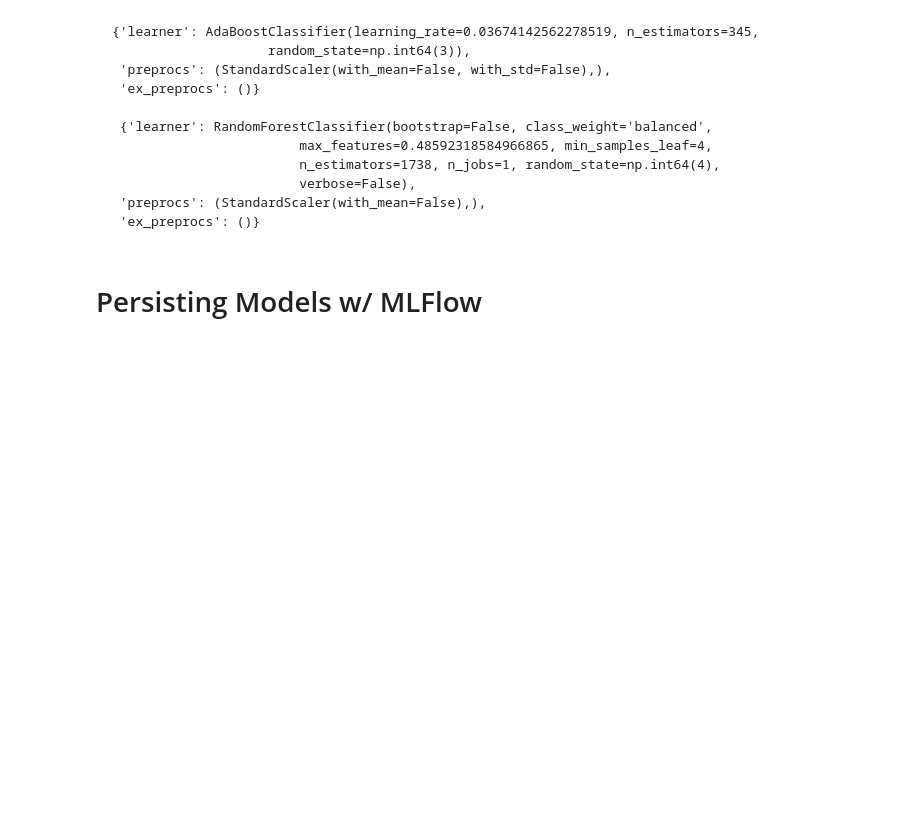
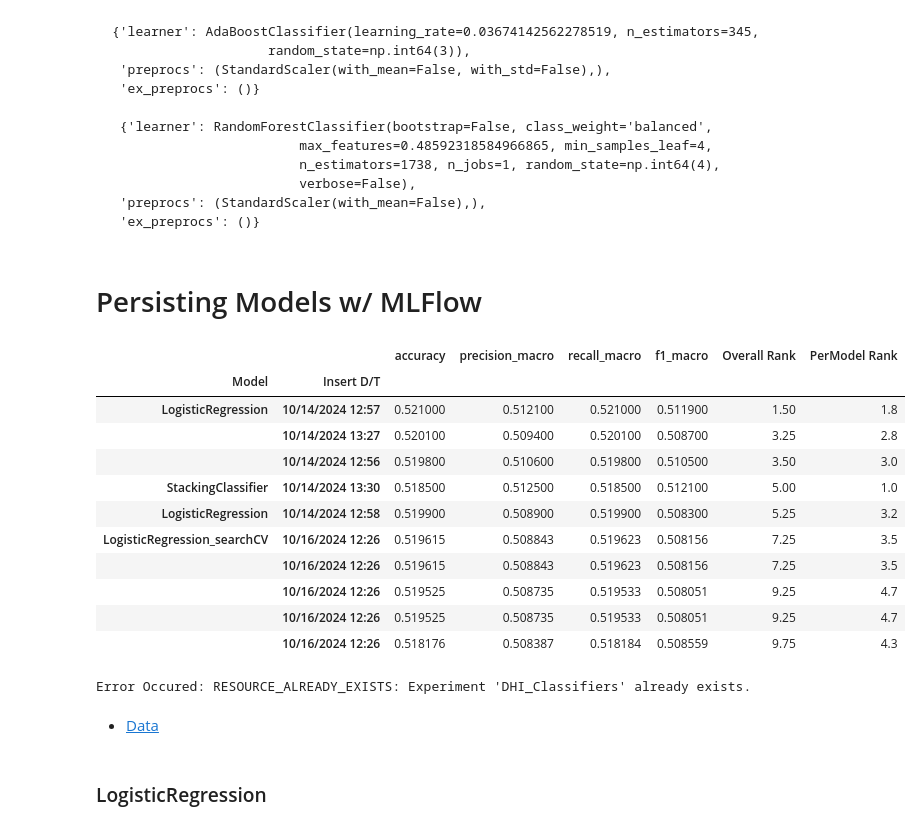
Before and after one commit to Spin8Cycle/diabHI, a Jupyter notebook: diabetes_health_indicator.ipynb, the cells around one changed output. Cells and saved outputs as stored; diff of their text form; code cells hidden in the pictures; blank space fills up the shorter version.

````diff
--- a/diabetes_health_indicator.ipynb
+++ b/diabetes_health_indicator.ipynb
@@ -1080,3 +1076,22 @@ ho_model.fit(X_train, y_train)
 ```
 # %% [markdown]
 # Persisting Models w/ MLFlow
+# %%
+from cust_utils import ModeLogger
+
+check = ModeLogger.ModeLogger('dhi_model.xlsx')
+# %%
+check.show_rank().sort_values(by=['Overall Rank'], ascending=True).head(10)
+# %% [output]
+|  |  | accuracy | precision_macro | recall_macro | f1_macro | Overall Rank | PerModel Rank |
+| Model | Insert D/T |  |  |  |  |  |  |
+| LogisticRegression | 10/14/2024 12:57 | 0.521000 | 0.512100 | 0.521000 | 0.511900 | 1.50 | 1.8 |
+|  | 10/14/2024 13:27 | 0.520100 | 0.509400 | 0.520100 | 0.508700 | 3.25 | 2.8 |
+|  | 10/14/2024 12:56 | 0.519800 | 0.510600 | 0.519800 | 0.510500 | 3.50 | 3.0 |
+| StackingClassifier | 10/14/2024 13:30 | 0.518500 | 0.512500 | 0.518500 | 0.512100 | 5.00 | 1.0 |
+| LogisticRegression | 10/14/2024 12:58 | 0.519900 | 0.508900 | 0.519900 | 0.508300 | 5.25 | 3.2 |
+| LogisticRegression_searchCV | 10/16/2024 12:26 | 0.519615 | 0.508843 | 0.519623 | 0.508156 | 7.25 | 3.5 |
+|  | 10/16/2024 12:26 | 0.519615 | 0.508843 | 0.519623 | 0.508156 | 7.25 | 3.5 |
+|  | 10/16/2024 12:26 | 0.519525 | 0.508735 | 0.519533 | 0.508051 | 9.25 | 4.7 |
+|  | 10/16/2024 12:26 | 0.519525 | 0.508735 | 0.519533 | 0.508051 | 9.25 | 4.7 |
+|  | 10/16/2024 12:26 | 0.518176 | 0.508387 | 0.518184 | 0.508559 | 9.75 | 4.3 |
@@ -1082,0 +1103,26 @@ ho_model.fit(X_train, y_train)
+# %%
+
+# Create Experiment for Diabetes Health Indicator
+exp_desc = (
+    "Diabetes Health Indicator Classifier Project"
+)
+
+exp_tags = {
+    "project_name" : "dhi-classifier",
+    "mlflow.note.content": exp_desc
+}
+
+## Create the experiment
+mlflow.set_tracking_uri("http://127.0.0.1:5000")
+
+try:
+    dhi_experiment = client.create_experiment(name="DHI_Classifiers", tags=exp_tags)
+except Exception as e:
+    print(f"Error Occured: {e}")
+    dhi_experiment = mlflow.set_experiment("DHI_Classifiers")
+# %% [output]
+Error Occured: RESOURCE_ALREADY_EXISTS: Experiment 'DHI_Classifiers' already exists.
+# %% [markdown]
+* [Data](#data-preparation)
+# %% [markdown]
+### LogisticRegression
````
Also changed, not shown: parts of 32 cells of this notebook.
